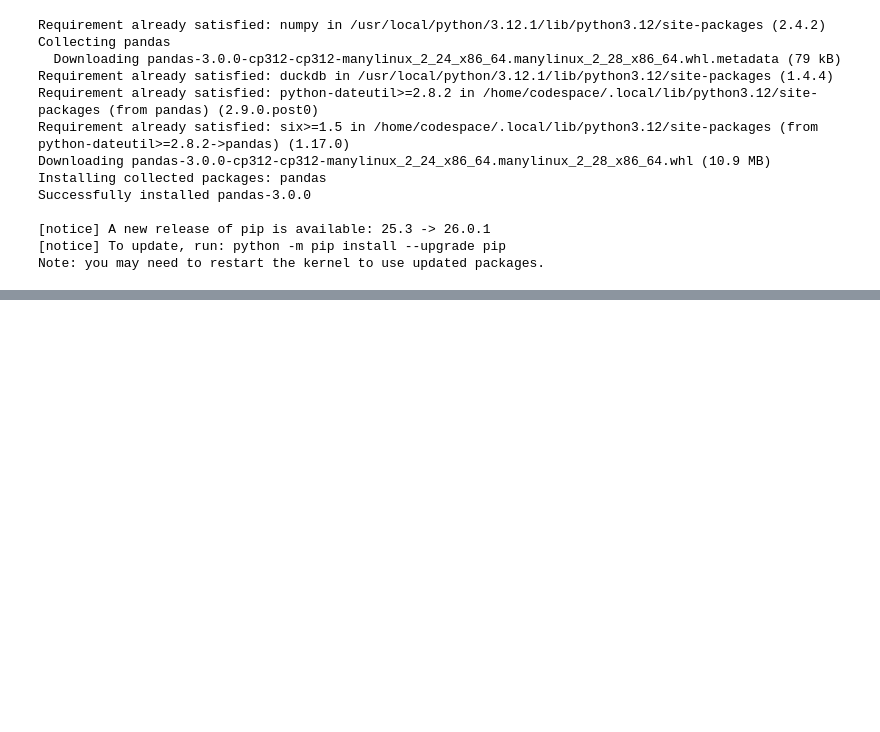
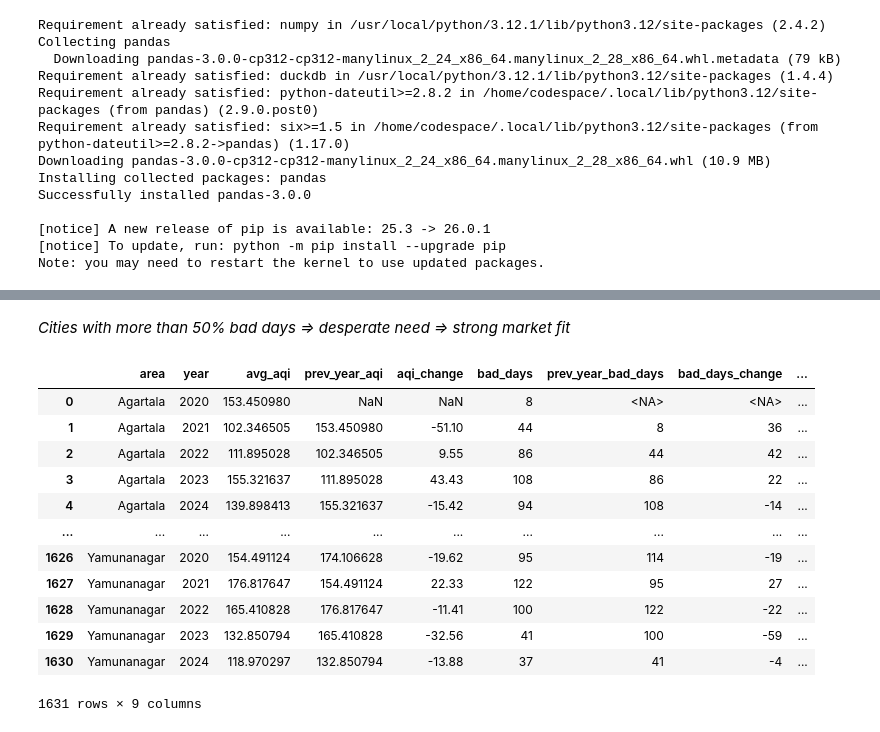
Before and after one commit to Joyan9/Product-Market-Fit-Analysis---Case-Study, a Jupyter notebook: SQL_Questions/Exploratory_Analysis.ipynb, the cells around one changed output, grey strips where cells are left out. Saved outputs shown, nothing was run; the diff lists cells and outputs as text; code cells hidden in the pictures; blank space fills up the shorter version.

```diff
--- a/SQL_Questions/Exploratory_Analysis.ipynb
+++ b/SQL_Questions/Exploratory_Analysis.ipynb
@@ -104,0 +158,62 @@ ORDER BY area, num_of_days DESC
+# %% [markdown]
+*Cities with more than 50% bad days => desperate need => strong market fit*
+# %%
+# What's the trend over time - improving or degrading?
+
+conn.execute("""
+WITH yearly_avg AS (
+    SELECT
+        area,
+        EXTRACT('year' FROM date) AS year,
+        AVG(aqi_value) AS avg_aqi,
+        COUNT(DISTINCT CASE
+            WHEN air_quality_status IN ('Poor', 'Very Poor', 'Severe')
+            THEN date END) AS bad_days,
+        COUNT(DISTINCT date) AS total_days
+    FROM air_quality
+    GROUP BY area, EXTRACT('year' FROM date)
+),
+trend_calc AS (
+    SELECT
+        area,
+        year,
+        avg_aqi,
+        bad_days,
+        total_days,
+        LAG(avg_aqi) OVER (PARTITION BY area ORDER BY year) AS prev_year_aqi,
+        LAG(bad_days) OVER (PARTITION BY area ORDER BY year) AS prev_year_bad_days
+    FROM yearly_avg
+)
+
+SELECT
+    area,
+    year,
+    avg_aqi,
+    prev_year_aqi,
+    ROUND(avg_aqi - prev_year_aqi, 2) AS aqi_change,
+    bad_days,
+    prev_year_bad_days,
+    bad_days - prev_year_bad_days AS bad_days_change,
+    CASE
+        WHEN avg_aqi - prev_year_aqi > 10 THEN 'Worsening'
+        WHEN avg_aqi - prev_year_aqi < -10 THEN 'Improving'
+        ELSE 'Stable'
+    END AS trend_status
+FROM trend_calc
+ORDER BY area, year
+
+""").fetch_df()
+# %% [output]
+|  | area | year | avg_aqi | prev_year_aqi | aqi_change | bad_days | prev_year_bad_days | bad_days_change | ... |
+| 0 | Agartala | 2020 | 153.450980 | NaN | NaN | 8 | <NA> | <NA> | ... |
+| 1 | Agartala | 2021 | 102.346505 | 153.450980 | -51.10 | 44 | 8 | 36 | ... |
+| 2 | Agartala | 2022 | 111.895028 | 102.346505 | 9.55 | 86 | 44 | 42 | ... |
+| 3 | Agartala | 2023 | 155.321637 | 111.895028 | 43.43 | 108 | 86 | 22 | ... |
+| 4 | Agartala | 2024 | 139.898413 | 155.321637 | -15.42 | 94 | 108 | -14 | ... |
+| ... | ... | ... | ... | ... | ... | ... | ... | ... | ... |
+| 1626 | Yamunanagar | 2020 | 154.491124 | 174.106628 | -19.62 | 95 | 114 | -19 | ... |
+| 1627 | Yamunanagar | 2021 | 176.817647 | 154.491124 | 22.33 | 122 | 95 | 27 | ... |
+| 1628 | Yamunanagar | 2022 | 165.410828 | 176.817647 | -11.41 | 100 | 122 | -22 | ... |
+| 1629 | Yamunanagar | 2023 | 132.850794 | 165.410828 | -32.56 | 41 | 100 | -59 | ... |
+| 1630 | Yamunanagar | 2024 | 118.970297 | 132.850794 | -13.88 | 37 | 41 | -4 | ... |
+1631 rows × 9 columns
```
Also changed, not shown: parts of 10 cells of this notebook, 1 other file.
